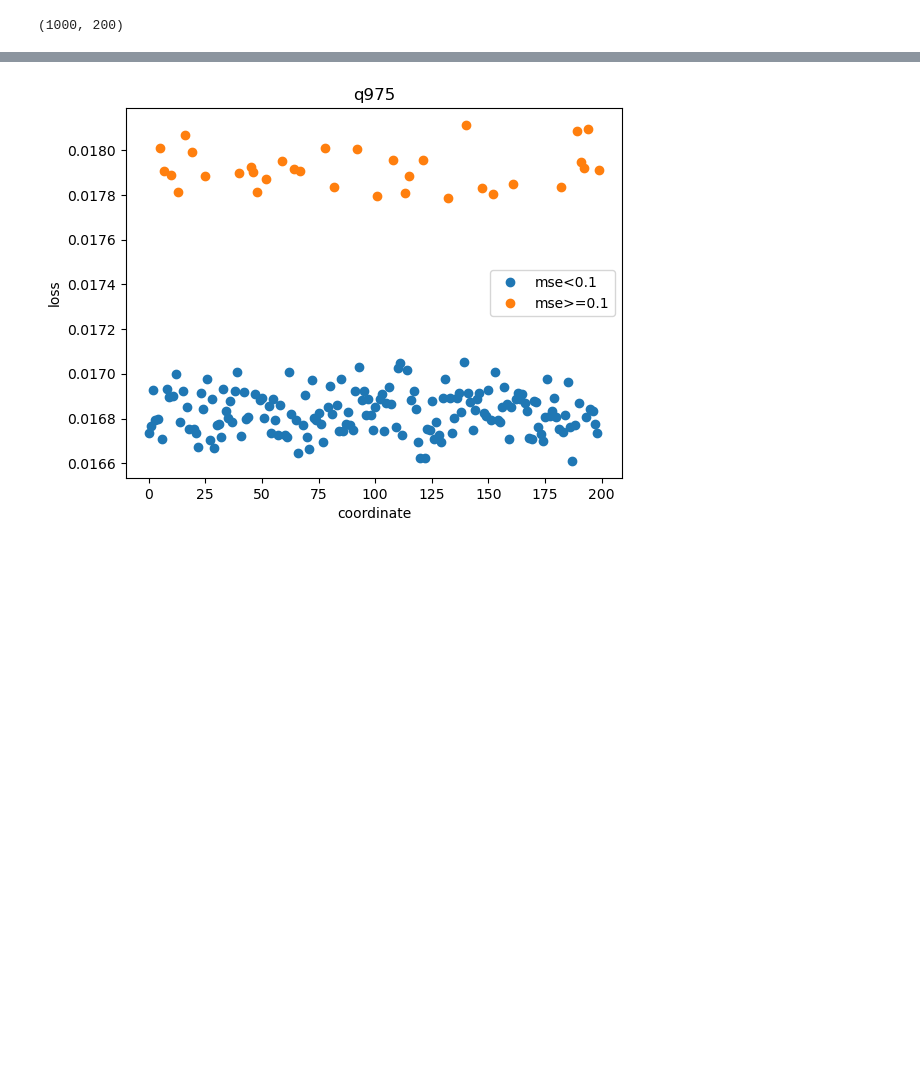
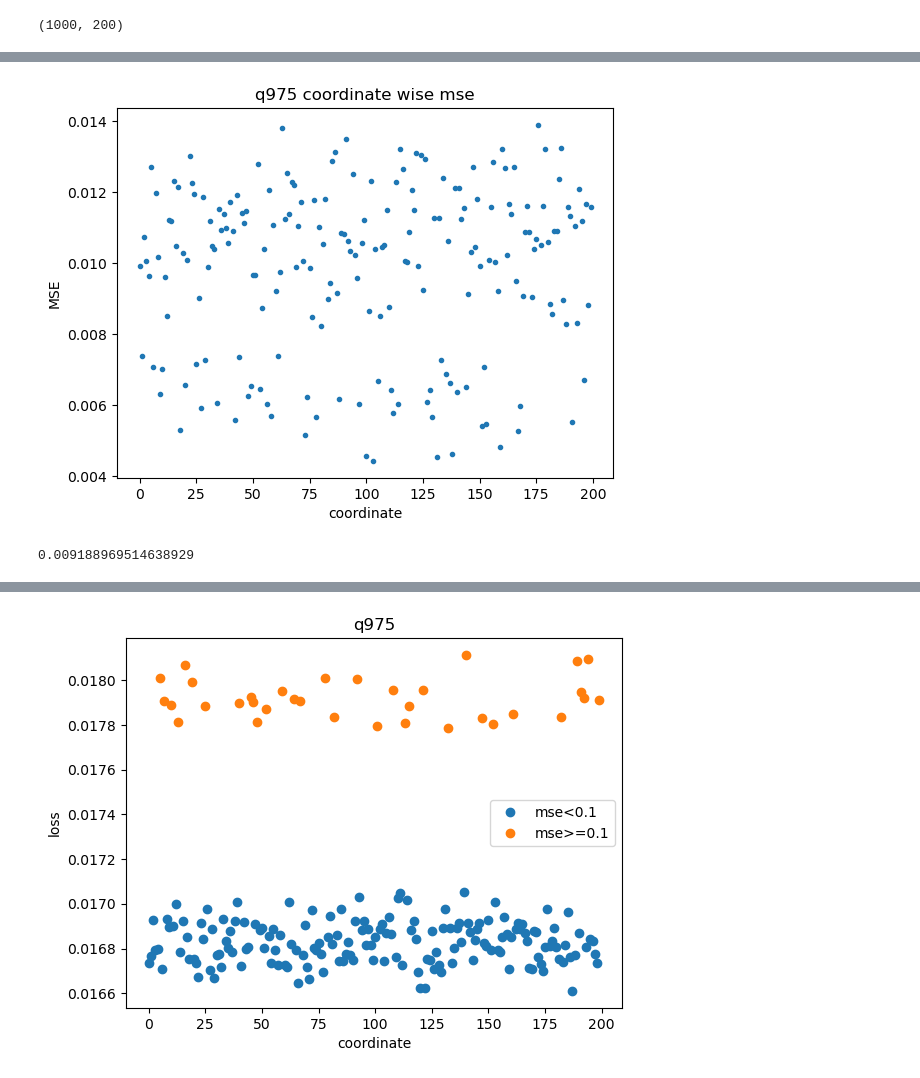
Before and after one commit to glory-99/simulation-based-inference, a Jupyter notebook: res_analysis_x15.ipynb, the cells around one changed output, grey strips where cells are left out. Drawn from its saved outputs; the diff is of its cells as text; code cells hidden in the pictures; blank space fills up the shorter version.

```diff
--- a/res_analysis_x15.ipynb
+++ b/res_analysis_x15.ipynb
@@ -441,3 +465,21 @@ md_q025 = MLP_variant(p, p, [1024, 1024], 'leakyrelu').to(device)
 md_q025.load_state_dict(torch.load("./model/p200_q25_exp6.pt"))
 # %% [output]
 <All keys matched successfully>
+# %%
+md_q025_s1 = MLP_variant(200, 50, [512, 512], 'leakyrelu').to(device)
+md_q025_s2 = MLP_variant(200, 50, [512, 512], 'leakyrelu').to(device)
+md_q025_s3 = MLP_variant(200, 50, [512, 512], 'leakyrelu').to(device)
+md_q025_s4 = MLP_variant(200, 50, [512, 512], 'leakyrelu').to(device)
+md_q975_s1 = MLP_variant(200, 50, [512, 512], 'leakyrelu').to(device)
+md_q975_s2 = MLP_variant(200, 50, [512, 512], 'leakyrelu').to(device)
+md_q975_s3 = MLP_variant(200, 50, [512, 512], 'leakyrelu').to(device)
+md_q975_s4 = MLP_variant(200, 50, [512, 512], 'leakyrelu').to(device)
+# %%
+md_q025_s1.load_state_dict(torch.load("./model/p200_q25_exp101.pt"))
+md_q025_s2.load_state_dict(torch.load("./model/p200_q25_exp102.pt"))
+md_q025_s3.load_state_dict(torch.load("./model/p200_q25_exp103.pt"))
+md_q025_s4.load_state_dict(torch.load("./model/p200_q25_exp104.pt"))
+md_q975_s1.load_state_dict(torch.load("./model/p200_q975_exp101.pt"))
+md_q975_s2.load_state_dict(torch.load("./model/p200_q975_exp102.pt"))
+md_q975_s3.load_state_dict(torch.load("./model/p200_q975_exp103.pt"))
+md_q975_s4.load_state_dict(torch.load("./model/p200_q975_exp104.pt"))
@@ -444,3 +488,14 @@ md_q025.load_state_dict(torch.load("./model/p200_q25_exp6.pt"))
+# %%
+pred_q025_s1 = predict(md_q025_s1, Y_test_normalized)
+pred_q025_s2 = predict(md_q025_s2, Y_test_normalized)
+pred_q025_s3 = predict(md_q025_s3, Y_test_normalized)
+pred_q025_s4 = predict(md_q025_s4, Y_test_normalized)
+pred_q975_s1 = predict(md_q975_s1, Y_test_normalized)
+pred_q975_s2 = predict(md_q975_s2, Y_test_normalized)
+pred_q975_s3 = predict(md_q975_s3, Y_test_normalized)
+pred_q975_s4 = predict(md_q975_s4, Y_test_normalized)
+pred_q025 = np.concatenate((pred_q025_s1, pred_q025_s2, pred_q025_s3, pred_q025_s4), axis=1)
+pred_q975 = np.concatenate((pred_q975_s1, pred_q975_s2, pred_q975_s3, pred_q975_s4), axis=1)
 # %%
 pred_q025 = predict(md_q025, Y_test_normalized)
 q025_loss = np.mean(np.maximum(0.025*(beta_test-pred_q025),0.975*(pred_q025-beta_test)), 0)
@@ -469,3 +524,4 @@ coordinate_loss_q025.shape
 (1000, 200)
 # %%
 mse_q025 = np.mean((pred_q025 - true_q025)**2, 0)
+mse_q975 = np.mean((pred_q975 - true_q975)**2, 0)
@@ -471,0 +536,12 @@ mse_q025 = np.mean((pred_q025 - true_q025)**2, 0)
+# %%
+plt.plot(mse_q975,'.')
+plt.xlabel('coordinate')
+plt.ylabel('MSE')
+plt.title('q975 coordinate wise mse')
+plt.show()
+# %% [output]
+[figure, added]
+# %%
+mse_q025.mean()
+# %% [output]
+0.009188969514638929
```
Also changed, not shown: parts of 14 cells of this notebook, 1 other file.
